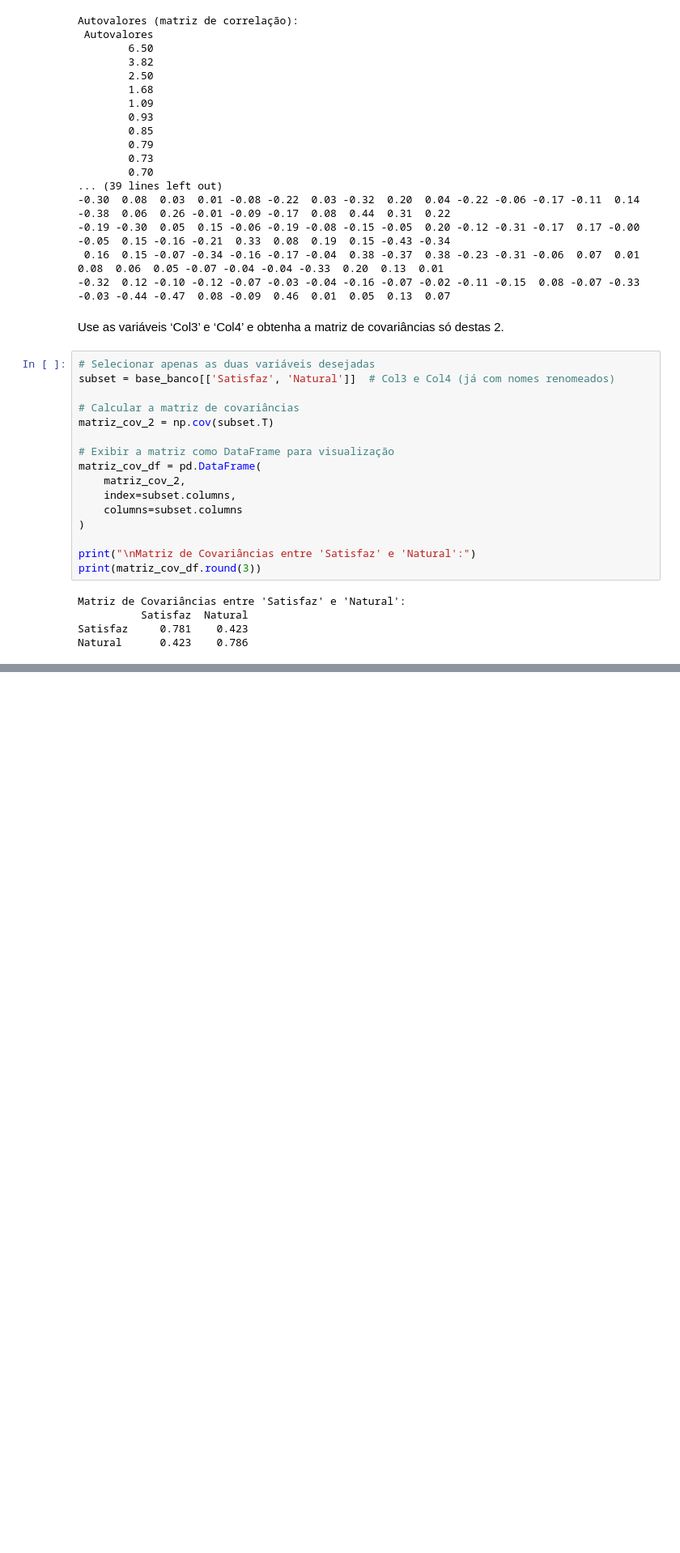
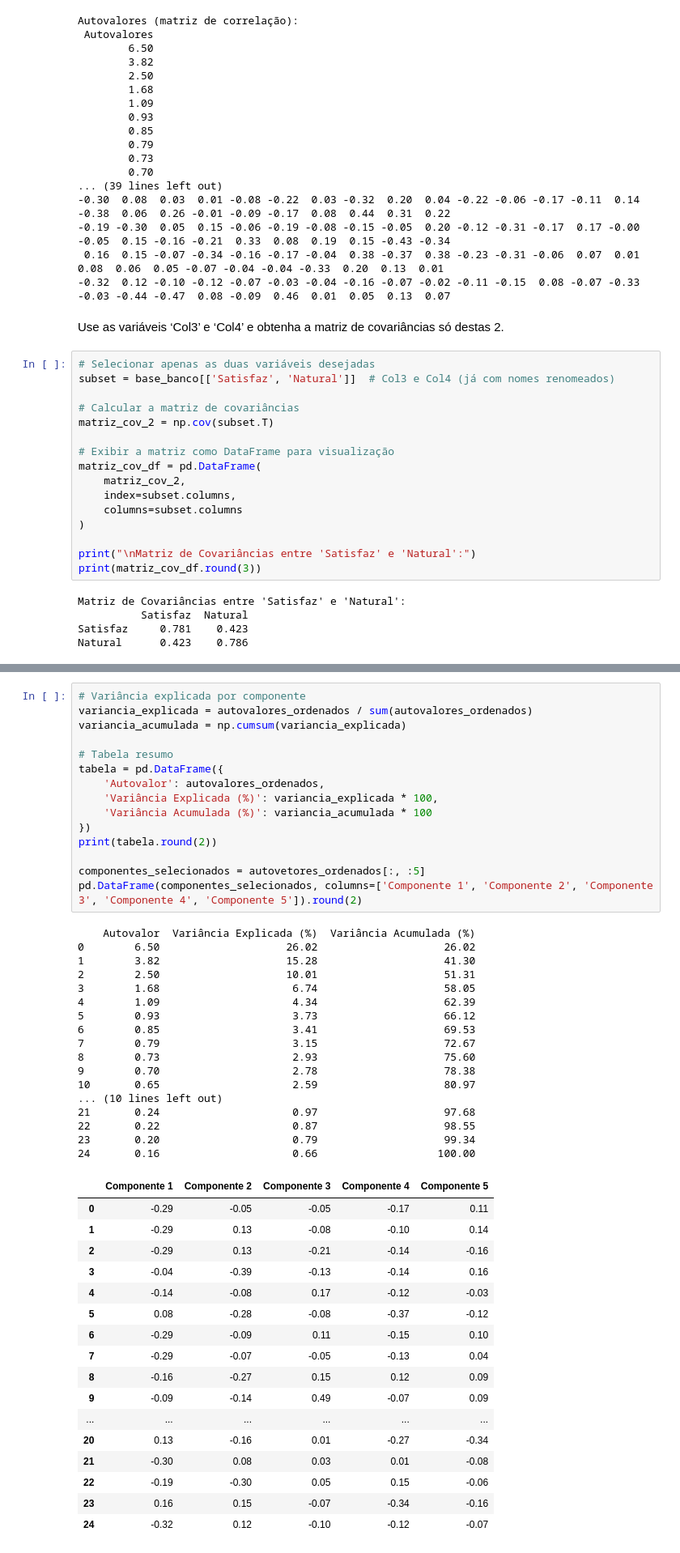
Before and after one commit to JMCVALE/ASN-ROCKS-, a Jupyter notebook: PCA.ipynb, the cells around one changed output, grey strips where cells are left out. Shown at 81% size. Cells and saved outputs as stored; diff of their text form; blank space fills up the shorter version.

```diff
--- a/PCA.ipynb
+++ b/PCA.ipynb
@@ -259,0 +336,50 @@ Natural      0.423    0.786
+# %%
+# Variância explicada por componente
+variancia_explicada = autovalores_ordenados / sum(autovalores_ordenados)
+variancia_acumulada = np.cumsum(variancia_explicada)
+
+# Tabela resumo
+tabela = pd.DataFrame({
+    'Autovalor': autovalores_ordenados,
+    'Variância Explicada (%)': variancia_explicada * 100,
+    'Variância Acumulada (%)': variancia_acumulada * 100
+})
+print(tabela.round(2))
+
+componentes_selecionados = autovetores_ordenados[:, :5]
+pd.DataFrame(componentes_selecionados, columns=['Componente 1', 'Componente 2', 'Componente 3', 'Componente 4', 'Componente 5']).round(2)
+# %% [output]
+    Autovalor  Variância Explicada (%)  Variância Acumulada (%)
+0        6.50                    26.02                    26.02
+1        3.82                    15.28                    41.30
+2        2.50                    10.01                    51.31
+3        1.68                     6.74                    58.05
+4        1.09                     4.34                    62.39
+5        0.93                     3.73                    66.12
+6        0.85                     3.41                    69.53
+7        0.79                     3.15                    72.67
+8        0.73                     2.93                    75.60
+9        0.70                     2.78                    78.38
+10       0.65                     2.59                    80.97
+... (10 lines left out)
+21       0.24                     0.97                    97.68
+22       0.22                     0.87                    98.55
+23       0.20                     0.79                    99.34
+24       0.16                     0.66                   100.00
+|  | Componente 1 | Componente 2 | Componente 3 | Componente 4 | Componente 5 |
+| 0 | -0.29 | -0.05 | -0.05 | -0.17 | 0.11 |
+| 1 | -0.29 | 0.13 | -0.08 | -0.10 | 0.14 |
+| 2 | -0.29 | 0.13 | -0.21 | -0.14 | -0.16 |
+| 3 | -0.04 | -0.39 | -0.13 | -0.14 | 0.16 |
+| 4 | -0.14 | -0.08 | 0.17 | -0.12 | -0.03 |
+| 5 | 0.08 | -0.28 | -0.08 | -0.37 | -0.12 |
+| 6 | -0.29 | -0.09 | 0.11 | -0.15 | 0.10 |
+| 7 | -0.29 | -0.07 | -0.05 | -0.13 | 0.04 |
+| 8 | -0.16 | -0.27 | 0.15 | 0.12 | 0.09 |
+| 9 | -0.09 | -0.14 | 0.49 | -0.07 | 0.09 |
+| ... | ... | ... | ... | ... | ... |
+| 20 | 0.13 | -0.16 | 0.01 | -0.27 | -0.34 |
+| 21 | -0.30 | 0.08 | 0.03 | 0.01 | -0.08 |
+| 22 | -0.19 | -0.30 | 0.05 | 0.15 | -0.06 |
+| 23 | 0.16 | 0.15 | -0.07 | -0.34 | -0.16 |
+| 24 | -0.32 | 0.12 | -0.10 | -0.12 | -0.07 |
```
Also changed, not shown: parts of 5 cells of this notebook.
